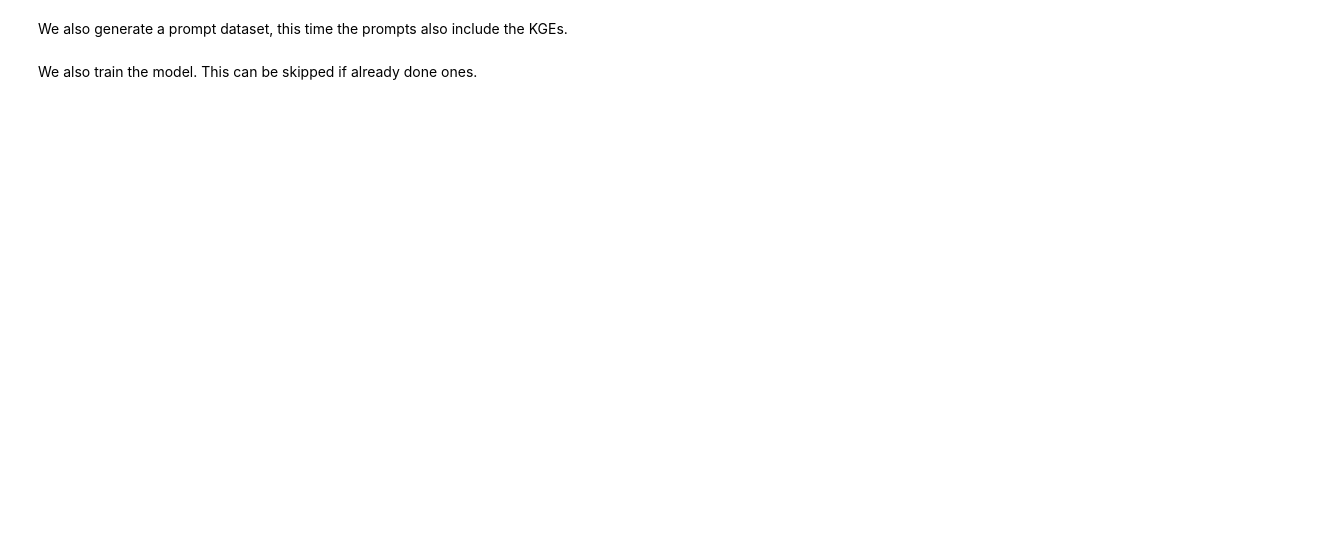
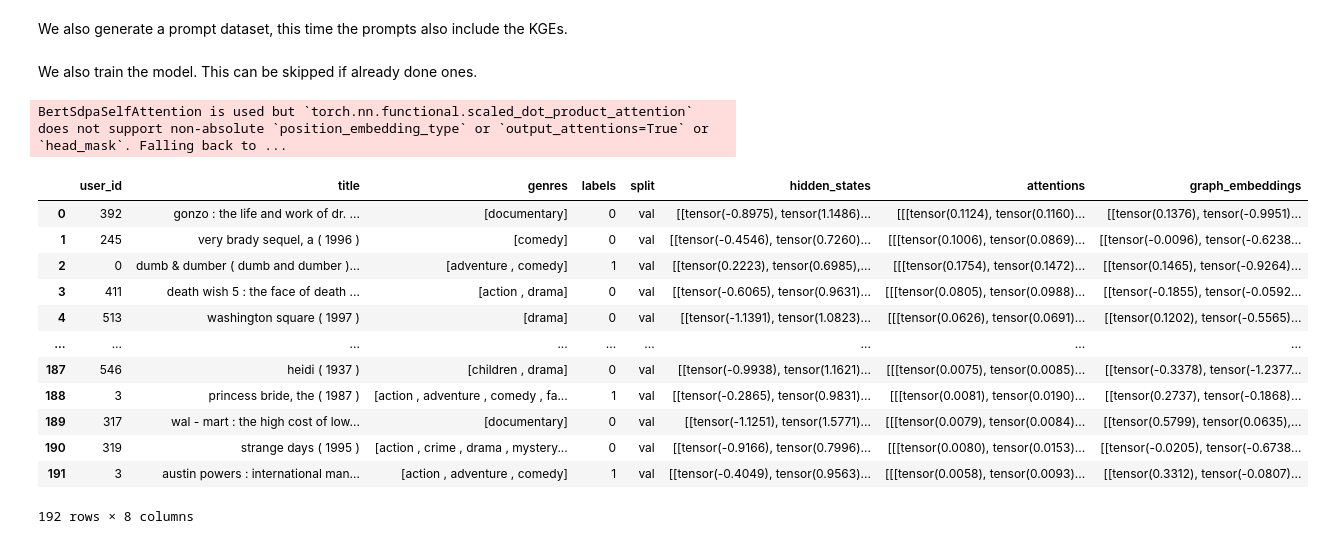
Before and after one commit to AhmadHAW/Hauptprojekt, a Jupyter notebook: training_models.ipynb, the cells around one changed output. Saved outputs shown, nothing was run; the diff lists cells and outputs as text; code cells hidden in the pictures; blank space fills up the shorter version.

```diff
--- a/training_models.ipynb
+++ b/training_models.ipynb
@@ -76,7 +98,7 @@ dataset_vanilla = movie_lens_loader.generate_vanilla_dataset(vanilla_bert_classi
 # %% [markdown]
 Next we train the model on the produced dataset. This can be skipped, if already trained ones.
 # %%
-vanilla_bert_classifier.train_model_on_data(dataset_vanilla, epochs=EPOCHS)
+#vanilla_bert_classifier.train_model_on_data(dataset_vanilla, epochs=EPOCHS)
 # %% [markdown]
 Next we initialize the prompt encoder only classifier. This classifier uses the vanilla prompt and the KGEs for its link prediction.
 # %%
@@ -84,17 +109,32 @@ prompt_bert_classifier = PromptBertClassifier(movie_lens_loader, gnn_trainer.get
 # %% [markdown]
 We also generate a prompt dataset, this time the prompts also include the KGEs.
 # %%
-dataset_prompt = movie_lens_loader.generate_prompt_embedding_dataset(prompt_bert_classifier.tokenize_function, kge_dimension = prompt_bert_classifier.kge_dimension, force_recompute = True)
+dataset_prompt = movie_lens_loader.generate_prompt_embedding_dataset(prompt_bert_classifier.tokenize_function, kge_dimension = prompt_bert_classifier.kge_dimension)
 # %% [markdown]
 We also train the model. This can be skipped if already done ones.
 # %%
-prompt_bert_classifier.train_model_on_data(dataset_prompt, epochs = EPOCHS)
+#prompt_bert_classifier.train_model_on_data(dataset_prompt, epochs = EPOCHS)
 # %%
 adding_embedding_bert_only_classifier = AddingEmbeddingsBertClassifierBase(movie_lens_loader, gnn_trainer_large.get_embedding, kge_dimension=MODEL_HIDDEN_SIZE, batch_size=BATCH_SIZE, model_name=MODEL_NAME)
 dataset_adding_embedding = movie_lens_loader.generate_adding_embedding_dataset(adding_embedding_bert_only_classifier.tokenizer.sep_token, adding_embedding_bert_only_classifier.tokenizer.pad_token, adding_embedding_bert_only_classifier.tokenize_function, kge_dimension = MODEL_HIDDEN_SIZE)
 # %%
-adding_embedding_bert_only_classifier.train_model_on_data(dataset_adding_embedding, epochs = EPOCHS)
+#adding_embedding_bert_only_classifier.train_model_on_data(dataset_adding_embedding, epochs = EPOCHS)
 # %%
-vanilla_hidden_states, vanilla_attentions, vanilla_tokens = vanilla_bert_classifier.forward_dataset_and_save_outputs(dataset_vanilla, splits = ["train", "val"], force_recompute = True)
-prompt_hidden_states, prompt_attentions, graph_embeddings_prompt, prompt_tokens = prompt_bert_classifier.forward_dataset_and_save_outputs(dataset_prompt, splits = ["train", "val"], force_recompute = True)
-adding_embedding_hidden_states, adding_embedding_attentions, adding_embedding_graph_embeddings, adding_embeddings_tokens = adding_embedding_bert_only_classifier.forward_dataset_and_save_outputs(dataset_adding_embedding, splits = ["train", "val"], force_recompute = True)
+vanilla_bert_classifier.forward_dataset_and_save_outputs(dataset_vanilla, force_recompute = True)
+prompt_bert_classifier.forward_dataset_and_save_outputs(dataset_prompt, force_recompute = True)
+adding_embedding_bert_only_classifier.forward_dataset_and_save_outputs(dataset_adding_embedding, force_recompute = True)
+# %% [output]
+BertSdpaSelfAttention is used but `torch.nn.functional.scaled_dot_product_attention` does not support non-absolute `position_embedding_type` or `output_attentions=True` or `head_mask`. Falling back to ...
+|  | user_id | title | genres | labels | split | hidden_states | attentions | graph_embeddings |
+| 0 | 392 | gonzo : the life and work of dr. ... | [documentary] | 0 | val | [[tensor(-0.8975), tensor(1.1486)... | [[[tensor(0.1124), tensor(0.1160)... | [[tensor(0.1376), tensor(-0.9951)... |
+| 1 | 245 | very brady sequel, a ( 1996 ) | [comedy] | 0 | val | [[tensor(-0.4546), tensor(0.7260)... | [[[tensor(0.1006), tensor(0.0869)... | [[tensor(-0.0096), tensor(-0.6238... |
+| 2 | 0 | dumb & dumber ( dumb and dumber )... | [adventure , comedy] | 1 | val | [[tensor(0.2223), tensor(0.6985),... | [[[tensor(0.1754), tensor(0.1472)... | [[tensor(0.1465), tensor(-0.9264)... |
+| 3 | 411 | death wish 5 : the face of death ... | [action , drama] | 0 | val | [[tensor(-0.6065), tensor(0.9631)... | [[[tensor(0.0805), tensor(0.0988)... | [[tensor(-0.1855), tensor(-0.0592... |
+| 4 | 513 | washington square ( 1997 ) | [drama] | 0 | val | [[tensor(-1.1391), tensor(1.0823)... | [[[tensor(0.0626), tensor(0.0691)... | [[tensor(0.1202), tensor(-0.5565)... |
+| ... | ... | ... | ... | ... | ... | ... | ... | ... |
+| 187 | 546 | heidi ( 1937 ) | [children , drama] | 0 | val | [[tensor(-0.9938), tensor(1.1621)... | [[[tensor(0.0075), tensor(0.0085)... | [[tensor(-0.3378), tensor(-1.2377... |
+| 188 | 3 | princess bride, the ( 1987 ) | [action , adventure , comedy , fa... | 1 | val | [[tensor(-0.2865), tensor(0.9831)... | [[[tensor(0.0081), tensor(0.0190)... | [[tensor(0.2737), tensor(-0.1868)... |
+| 189 | 317 | wal - mart : the high cost of low... | [documentary] | 0 | val | [[tensor(-1.1251), tensor(1.5771)... | [[[tensor(0.0079), tensor(0.0084)... | [[tensor(0.5799), tensor(0.0635),... |
+| 190 | 319 | strange days ( 1995 ) | [action , crime , drama , mystery... | 0 | val | [[tensor(-0.9166), tensor(0.7996)... | [[[tensor(0.0080), tensor(0.0153)... | [[tensor(-0.0205), tensor(-0.6738... |
+| 191 | 3 | austin powers : international man... | [action , adventure , comedy] | 1 | val | [[tensor(-0.4049), tensor(0.9563)... | [[[tensor(0.0058), tensor(0.0093)... | [[tensor(0.3312), tensor(-0.0807)... |
+192 rows × 8 columns
```
Also changed, not shown: parts of 5 cells of this notebook, 4 other files.
